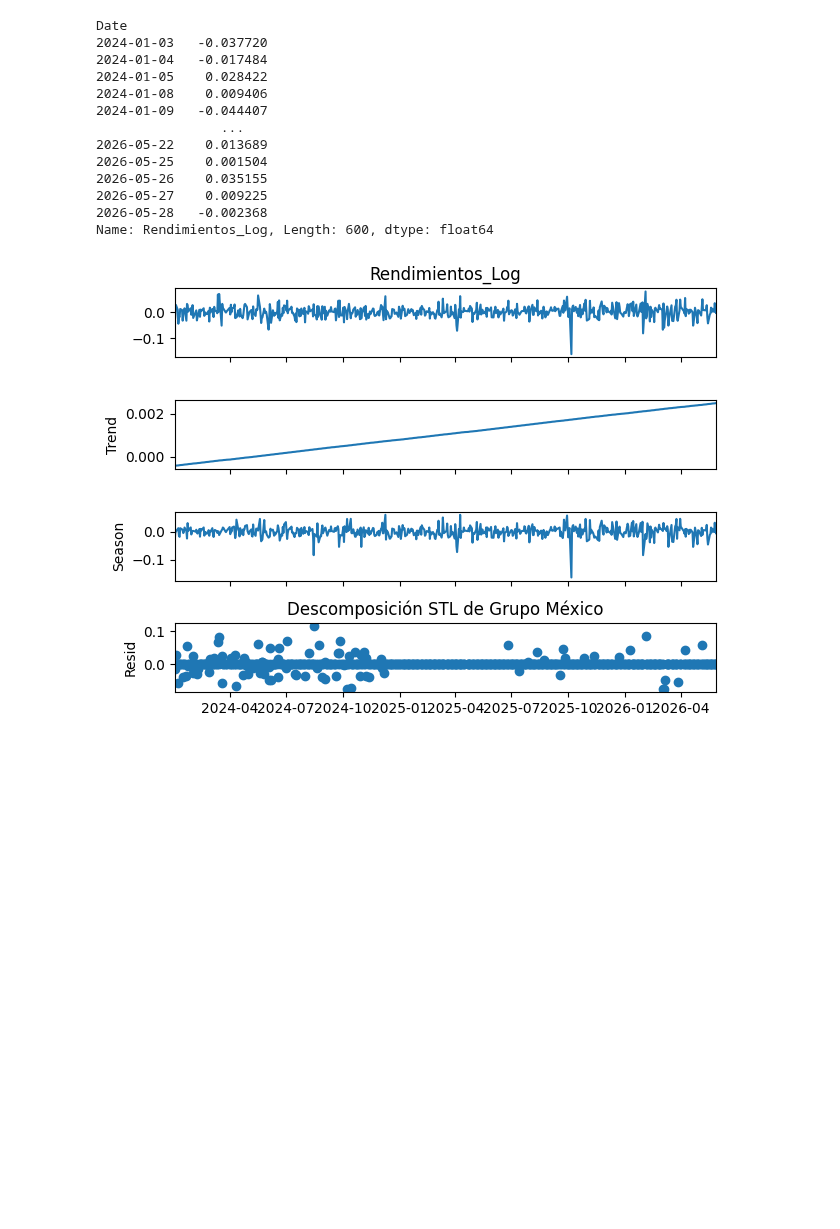
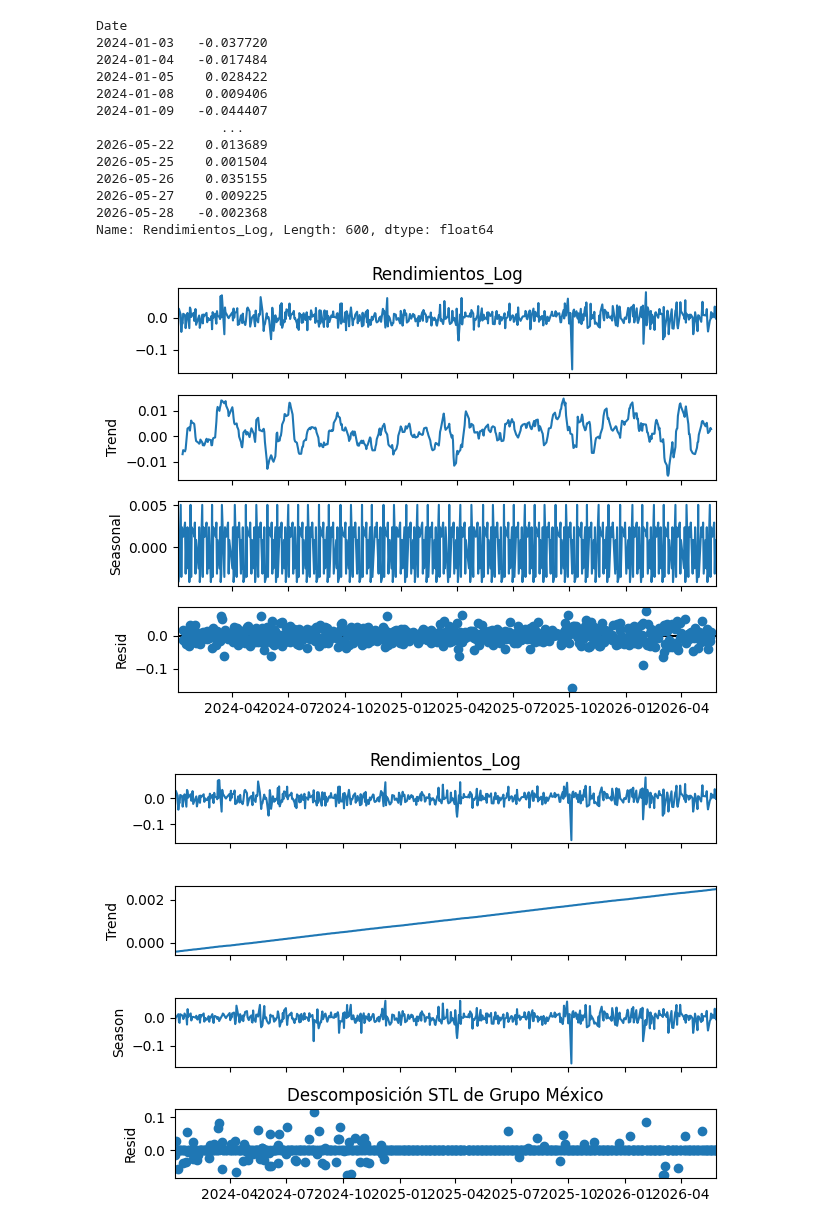
Before and after one commit to MartaPCastillo/Tesis, a Jupyter notebook: Grupo_Mexico.ipynb, the cells around one changed output. Drawn from its saved outputs; the diff is of its cells as text; code cells hidden in the pictures; blank space fills up the shorter version.

```diff
--- a/Grupo_Mexico.ipynb
+++ b/Grupo_Mexico.ipynb
@@ -133,6 +133,13 @@ Date
 2026-05-27    0.009225
 2026-05-28   -0.002368
 Name: Rendimientos_Log, Length: 600, dtype: float64
+# %%
+# Descomponer
+result = seasonal_decompose(df['Rendimientos_Log'], model='additive', period=12) # 12 meses en un año
+result.plot()
+plt.show()
+# %% [output]
+[figure, added]
 # %%
 # 2. Configurar y ejecutar la descomposición STL
 # period: longitud de la estacionalidad. Para datos diarios, usualmente 365.
```
Also changed, not shown: parts of 17 cells of this notebook.
